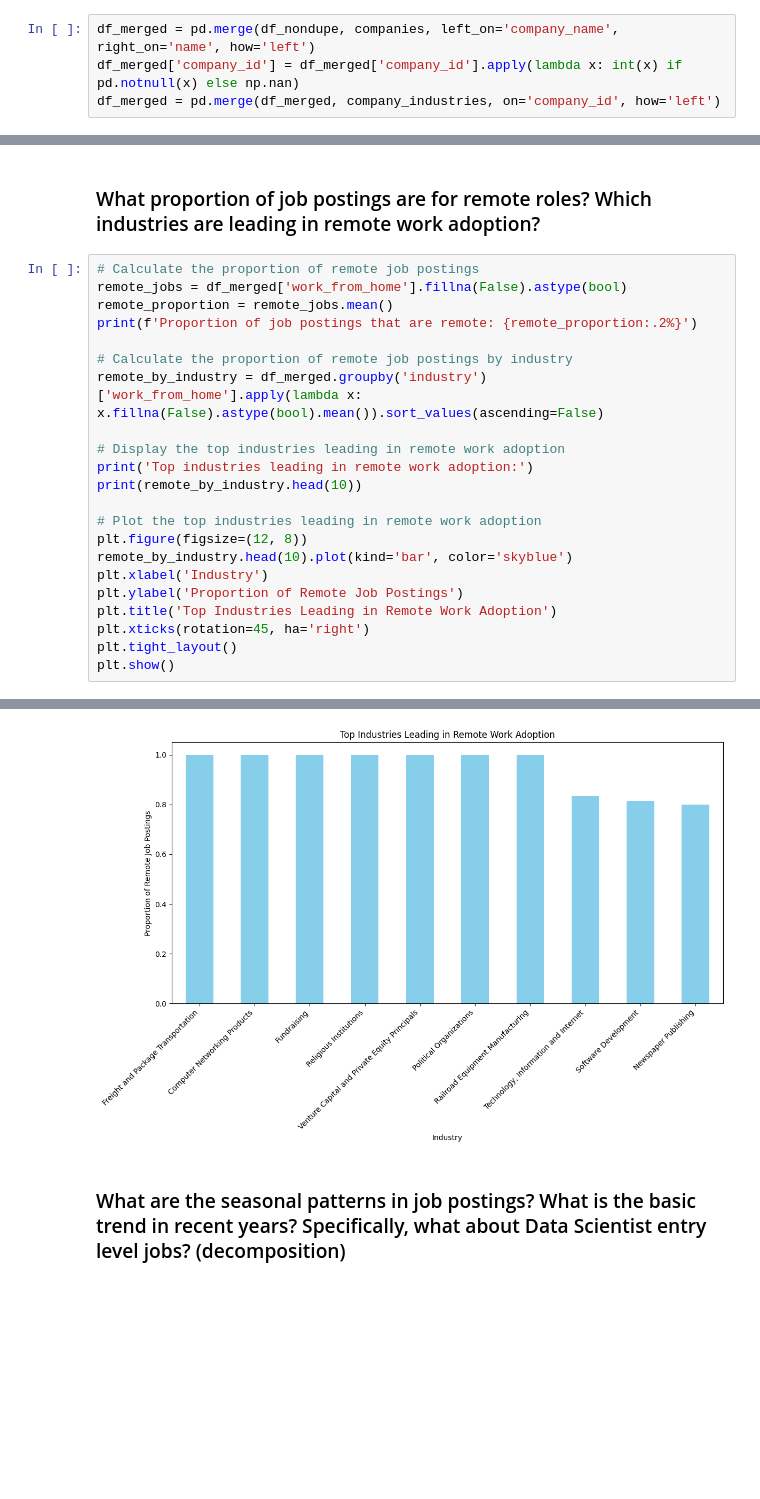
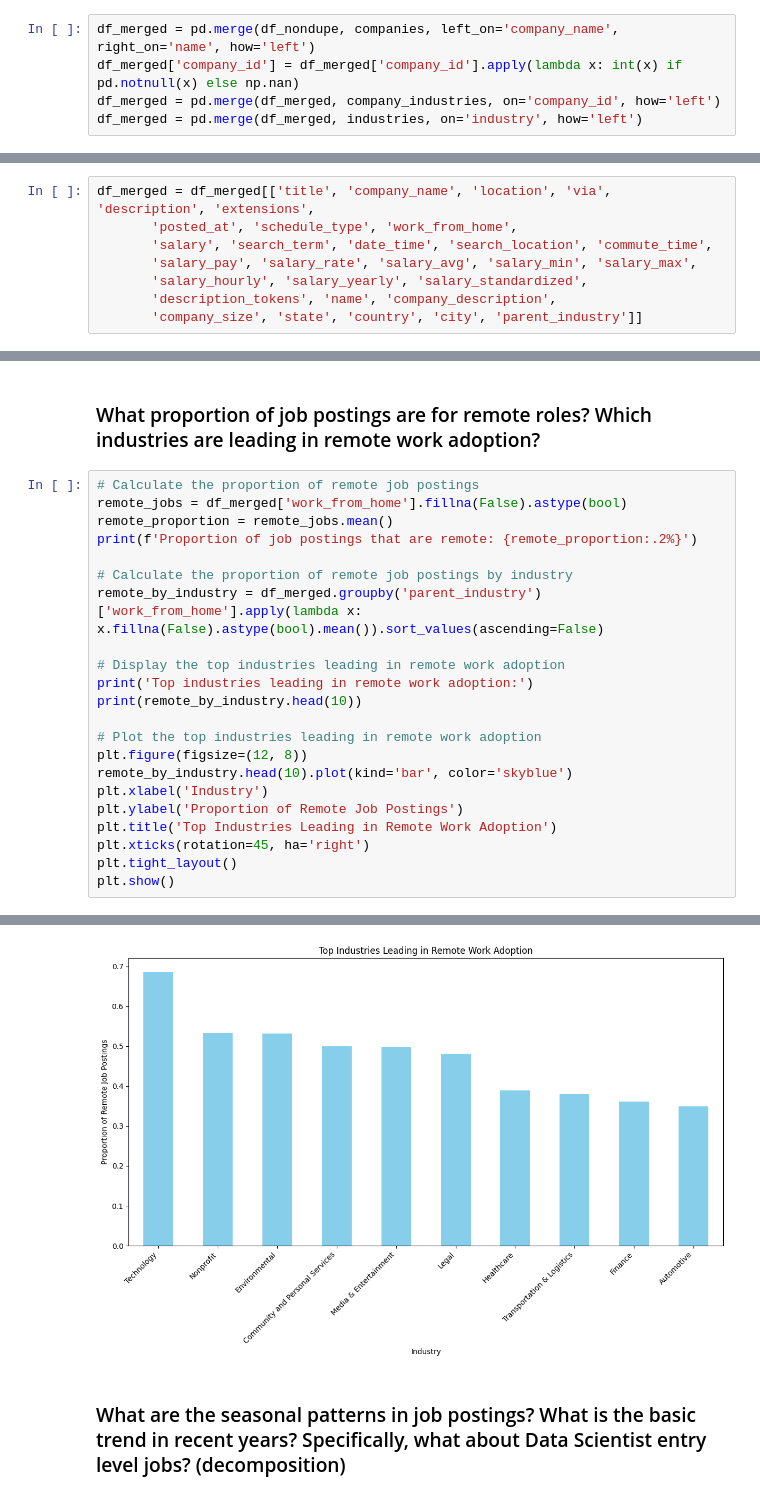
Before and after one commit to SylvieMei716/dads-job-postings-analysis, a Jupyter notebook: preprocessing.ipynb, the cells around one changed output, grey strips where cells are left out. Drawn from its saved outputs; the diff is of its cells as text; blank space fills up the shorter version.

Commit message:
Refined industries, filtered states, re-encoded location and industry

```diff
--- a/preprocessing.ipynb
+++ b/preprocessing.ipynb
@@ -54,6 +57,7 @@ companies.rename(columns={'description': 'company_description'}, inplace = True)
 df_merged = pd.merge(df_nondupe, companies, left_on='company_name', right_on='name', how='left')
 df_merged['company_id'] = df_merged['company_id'].apply(lambda x: int(x) if pd.notnull(x) else np.nan)
 df_merged = pd.merge(df_merged, company_industries, on='company_id', how='left')
+df_merged = pd.merge(df_merged, industries, on='industry', how='left')
 # %%
 df_merged.columns
 # %% [output]
@@ -82,6 +86,14 @@ non_empty_count = non_empty_count.sum()
 print('There are', non_empty_count, 'out of', len(df_merged), 'job postings with non-empty job description.')
 # %% [output]
 There are 41622 out of 41622 job postings with non-empty job description.
+# %%
+df_merged = df_merged[['title', 'company_name', 'location', 'via', 'description', 'extensions',
+       'posted_at', 'schedule_type', 'work_from_home',
+       'salary', 'search_term', 'date_time', 'search_location', 'commute_time',
+       'salary_pay', 'salary_rate', 'salary_avg', 'salary_min', 'salary_max',
+       'salary_hourly', 'salary_yearly', 'salary_standardized',
+       'description_tokens', 'name', 'company_description',
+       'company_size', 'state', 'country', 'city', 'parent_industry']]
 # %%
 df_merged.head()
 # %% [output]
@@ -338,7 +350,7 @@ remote_proportion = remote_jobs.mean()
 print(f'Proportion of job postings that are remote: {remote_proportion:.2%}')
 
 # Calculate the proportion of remote job postings by industry
-remote_by_industry = df_merged.groupby('industry')['work_from_home'].apply(lambda x: x.fillna(False).astype(bool).mean()).sort_values(ascending=False)
+remote_by_industry = df_merged.groupby('parent_industry')['work_from_home'].apply(lambda x: x.fillna(False).astype(bool).mean()).sort_values(ascending=False)
 
 # Display the top industries leading in remote work adoption
 print('Top industries leading in remote work adoption:')
@@ -370,5 +382,5 @@ Newspaper Publishing                             0.800000
 Name: work_from_home, dtype: float64
-[figure, old version]
+[figure, new version]
 # %% [markdown]
 ### What are the seasonal patterns in job postings? What is the basic trend in recent years? Specifically, what about Data Scientist entry level jobs? (decomposition)
 # %%
```
Also changed, not shown: parts of 25 cells of this notebook, 3 other files.
